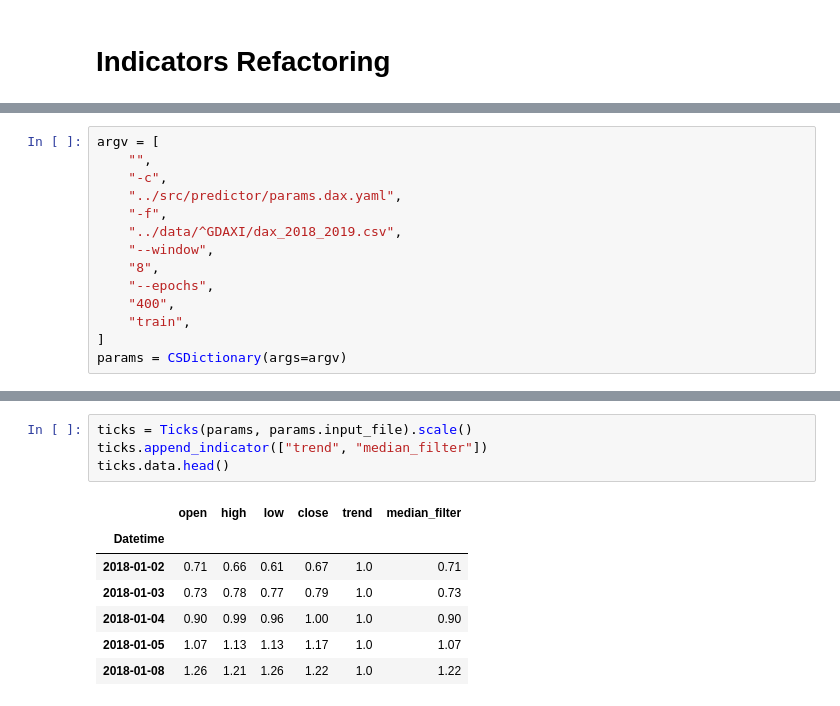
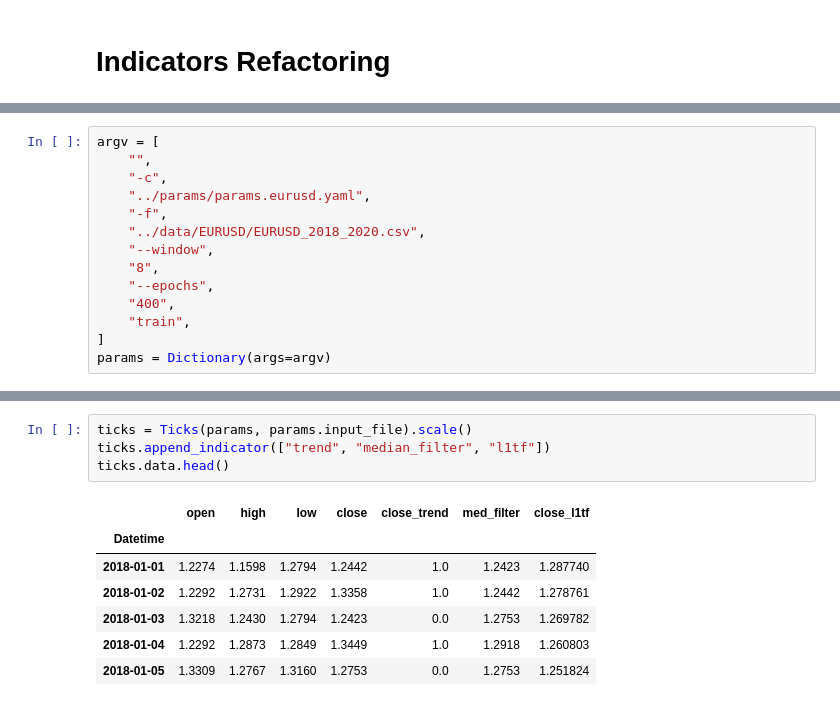
Before and after one commit to renero/trader, a Jupyter notebook: notebooks/indicators.ipynb, the cells around one changed output, grey strips where cells are left out. Cells and saved outputs as stored; diff of their text form.

Commit message:
L1TF filter added

```diff
--- a/notebooks/indicators.ipynb
+++ b/notebooks/indicators.ipynb
@@ -32,14 +29,14 @@ from metrics import metrics
 argv = [
     "",
     "-c",
-    "../src/predictor/params.dax.yaml",
+    "../params/params.eurusd.yaml",
     "-f",
-    "../data/^GDAXI/dax_2018_2019.csv",
+    "../data/EURUSD/EURUSD_2018_2020.csv",
     "--window",
     "8",
     "--epochs",
     "400",
     "train",
 ]
-params = CSDictionary(args=argv)
+params = Dictionary(args=argv)
 # %% [output]
@@ -47,12 +44,12 @@ params = CSDictionary(args=argv)
 # %%
 ticks = Ticks(params, params.input_file).scale()
-ticks.append_indicator(["trend", "median_filter"])
+ticks.append_indicator(["trend", "median_filter", "l1tf"])
 ticks.data.head()
 # %% [output]
-|  | open | high | low | close | trend | median_filter |
-| Datetime |  |  |  |  |  |  |
-| 2018-01-02 | 0.71 | 0.66 | 0.61 | 0.67 | 1.0 | 0.71 |
-| 2018-01-03 | 0.73 | 0.78 | 0.77 | 0.79 | 1.0 | 0.73 |
-| 2018-01-04 | 0.90 | 0.99 | 0.96 | 1.00 | 1.0 | 0.90 |
-| 2018-01-05 | 1.07 | 1.13 | 1.13 | 1.17 | 1.0 | 1.07 |
-| 2018-01-08 | 1.26 | 1.21 | 1.26 | 1.22 | 1.0 | 1.22 |
+|  | open | high | low | close | close_trend | med_filter | close_l1tf |
+| Datetime |  |  |  |  |  |  |  |
+| 2018-01-01 | 1.2274 | 1.1598 | 1.2794 | 1.2442 | 1.0 | 1.2423 | 1.287740 |
+| 2018-01-02 | 1.2292 | 1.2731 | 1.2922 | 1.3358 | 1.0 | 1.2442 | 1.278761 |
+| 2018-01-03 | 1.3218 | 1.2430 | 1.2794 | 1.2423 | 0.0 | 1.2753 | 1.269782 |
+| 2018-01-04 | 1.2292 | 1.2873 | 1.2849 | 1.3449 | 1.0 | 1.2918 | 1.260803 |
+| 2018-01-05 | 1.3309 | 1.2767 | 1.3160 | 1.2753 | 0.0 | 1.2753 | 1.251824 |
```
Also changed, not shown: parts of 3 cells of this notebook, 7 other files.
